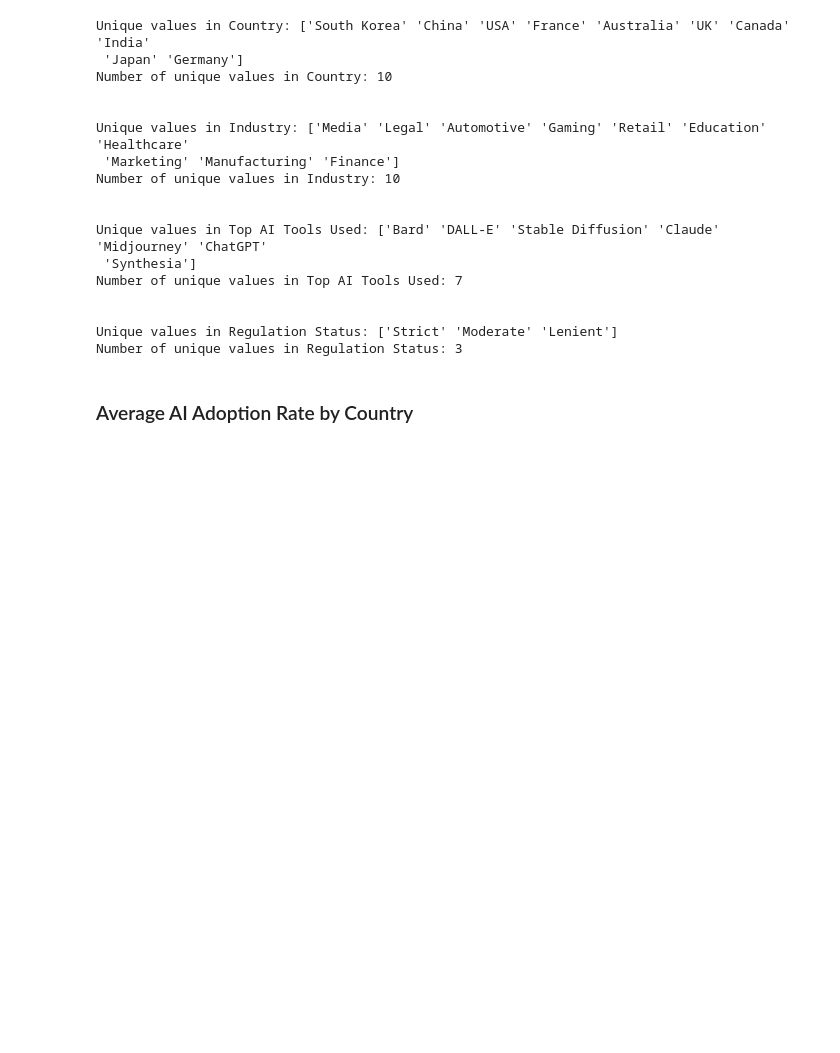
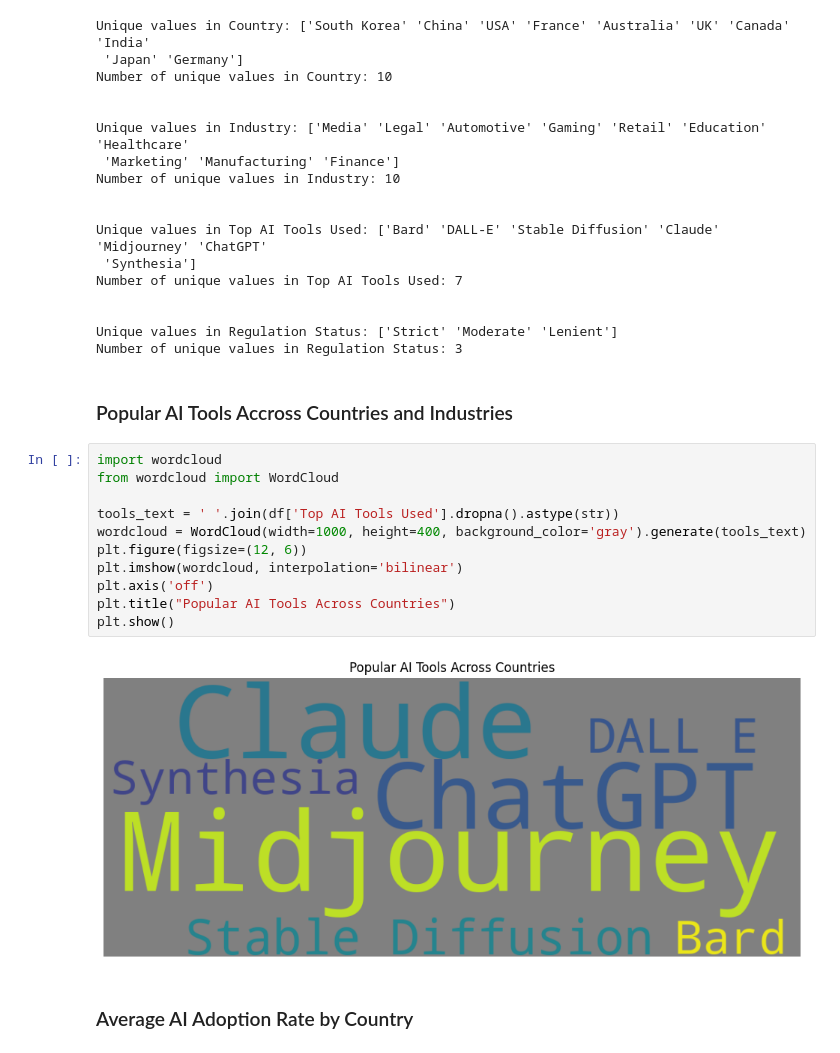
Before and after one commit to cesardushime/AI-Adoption-Job-Displacement-Analysis-2020-2025, a Jupyter notebook: ai_adoption_EDA.ipynb, the cells around one changed output. Cells and saved outputs as stored; diff of their text form; blank space fills up the shorter version.

Commit message:
updated the notebook by visulaizing the top used AI tools across countries and industries

```diff
--- a/ai_adoption_EDA.ipynb
+++ b/ai_adoption_EDA.ipynb
@@ -86,6 +73,21 @@ Number of unique values in Top AI Tools Used: 7
 
 Unique values in Regulation Status: ['Strict' 'Moderate' 'Lenient']
 Number of unique values in Regulation Status: 3
+# %% [markdown]
+### Popular AI Tools Accross Countries and Industries
+# %%
+import wordcloud
+from wordcloud import WordCloud
+
+tools_text = ' '.join(df['Top AI Tools Used'].dropna().astype(str))
+wordcloud = WordCloud(width=1000, height=400, background_color='gray').generate(tools_text)
+plt.figure(figsize=(12, 6))
+plt.imshow(wordcloud, interpolation='bilinear')
+plt.axis('off')
+plt.title("Popular AI Tools Across Countries")
+plt.show()
+# %% [output]
+[figure, added]
 # %% [markdown]
 ### Average AI Adoption Rate by Country
 # %%
```
Also changed, not shown: parts of 7 cells of this notebook.
